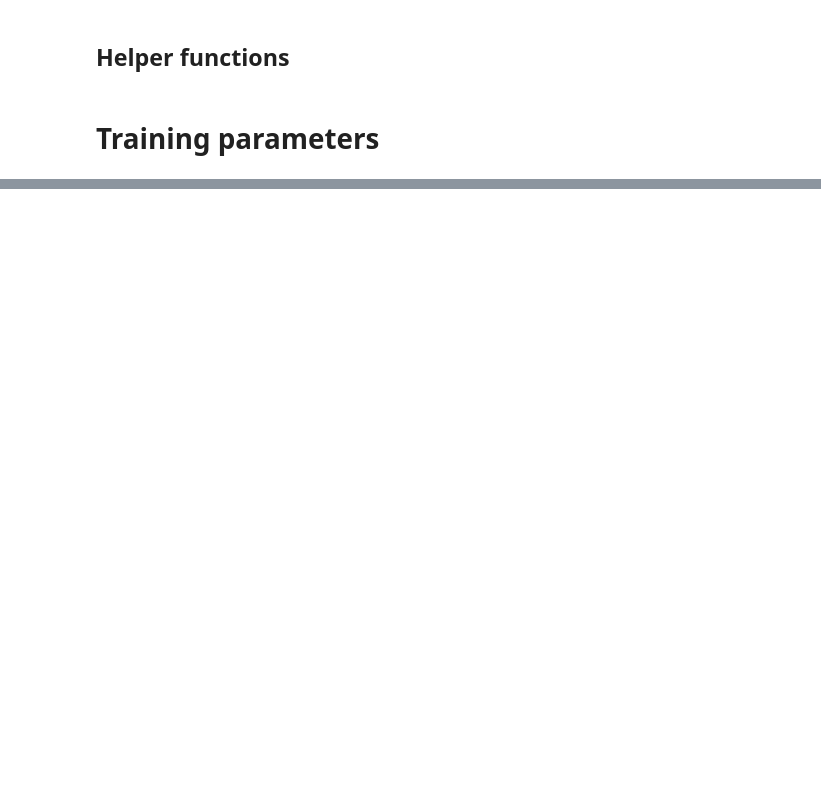
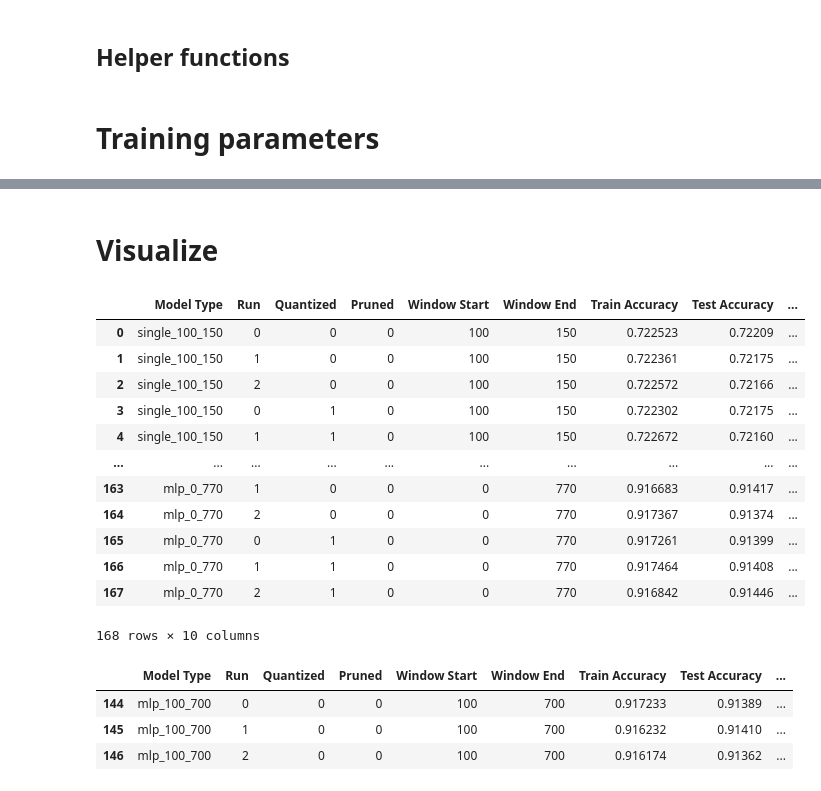
Before and after one commit to fastmachinelearning/ml-quantum-readout, a Jupyter notebook: notebooks/design_space_exploration.ipynb, the cells around one changed output, grey strips where cells are left out. Saved outputs shown, nothing was run; the diff lists cells and outputs as text; code cells hidden in the pictures; blank space fills up the shorter version.

```diff
--- a/notebooks/design_space_exploration.ipynb
+++ b/notebooks/design_space_exploration.ipynb
@@ -335,0 +293,2 @@ Number of zero parameters: 0
+# %% [markdown]
+# Visualize
@@ -335,0 +300,25 @@ Number of zero parameters: 0
+# %%
+# df = pd.read_csv('../dse-run2.txt', delimiter=',', names=['Model Type', 'Run', 'Quantized', 'Pruned', 'Window Start', 'Window End', 'Train Accuracy', 'Test Accuracy', 'Parameters', 'Zero Parameters'])
+df = pd.read_csv('./notebook_dse.txt', delimiter=',', names=['Model Type', 'Run', 'Quantized', 'Pruned', 'Window Start', 'Window End', 'Train Accuracy', 'Test Accuracy', 'Parameters', 'Zero Parameters'])
+df
+# %% [output]
+|  | Model Type | Run | Quantized | Pruned | Window Start | Window End | Train Accuracy | Test Accuracy | ... |
+| 0 | single_100_150 | 0 | 0 | 0 | 100 | 150 | 0.722523 | 0.72209 | ... |
+| 1 | single_100_150 | 1 | 0 | 0 | 100 | 150 | 0.722361 | 0.72175 | ... |
+| 2 | single_100_150 | 2 | 0 | 0 | 100 | 150 | 0.722572 | 0.72166 | ... |
+| 3 | single_100_150 | 0 | 1 | 0 | 100 | 150 | 0.722302 | 0.72175 | ... |
+| 4 | single_100_150 | 1 | 1 | 0 | 100 | 150 | 0.722672 | 0.72160 | ... |
+| ... | ... | ... | ... | ... | ... | ... | ... | ... | ... |
+| 163 | mlp_0_770 | 1 | 0 | 0 | 0 | 770 | 0.916683 | 0.91417 | ... |
+| 164 | mlp_0_770 | 2 | 0 | 0 | 0 | 770 | 0.917367 | 0.91374 | ... |
+| 165 | mlp_0_770 | 0 | 1 | 0 | 0 | 770 | 0.917261 | 0.91399 | ... |
+| 166 | mlp_0_770 | 1 | 1 | 0 | 0 | 770 | 0.917464 | 0.91408 | ... |
+| 167 | mlp_0_770 | 2 | 1 | 0 | 0 | 770 | 0.916842 | 0.91446 | ... |
+168 rows × 10 columns
+# %%
+df[(df['Model Type'] == 'mlp_100_700') & (df['Quantized'] == 0)]
+# %% [output]
+|  | Model Type | Run | Quantized | Pruned | Window Start | Window End | Train Accuracy | Test Accuracy | ... |
+| 144 | mlp_100_700 | 0 | 0 | 0 | 100 | 700 | 0.917233 | 0.91389 | ... |
+| 145 | mlp_100_700 | 1 | 0 | 0 | 100 | 700 | 0.916232 | 0.91410 | ... |
+| 146 | mlp_100_700 | 2 | 0 | 0 | 100 | 700 | 0.916174 | 0.91362 | ... |
```
Also changed, not shown: parts of 13 cells of this notebook.
